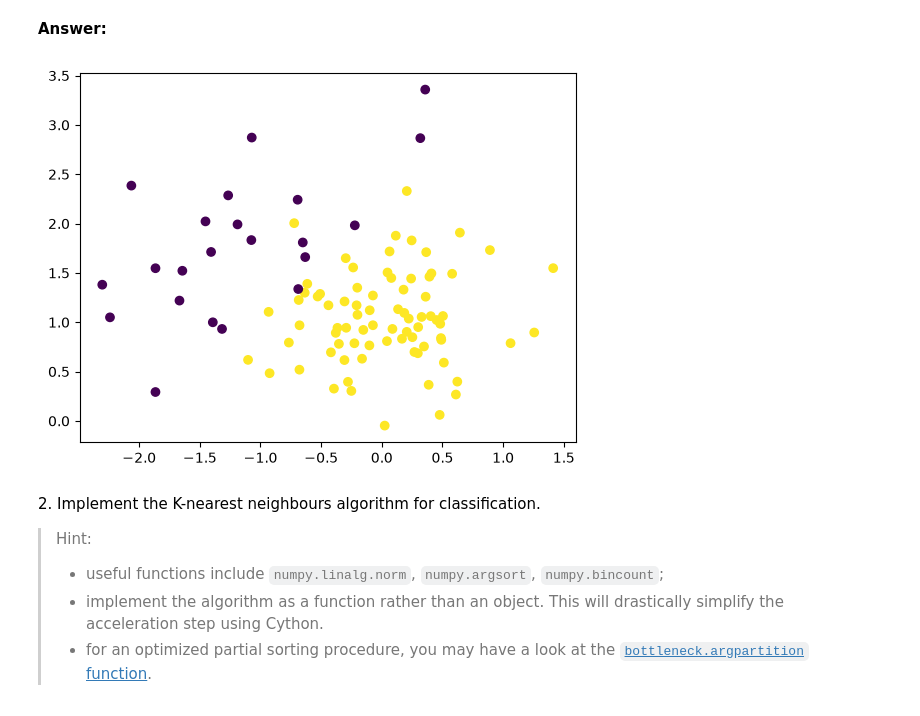
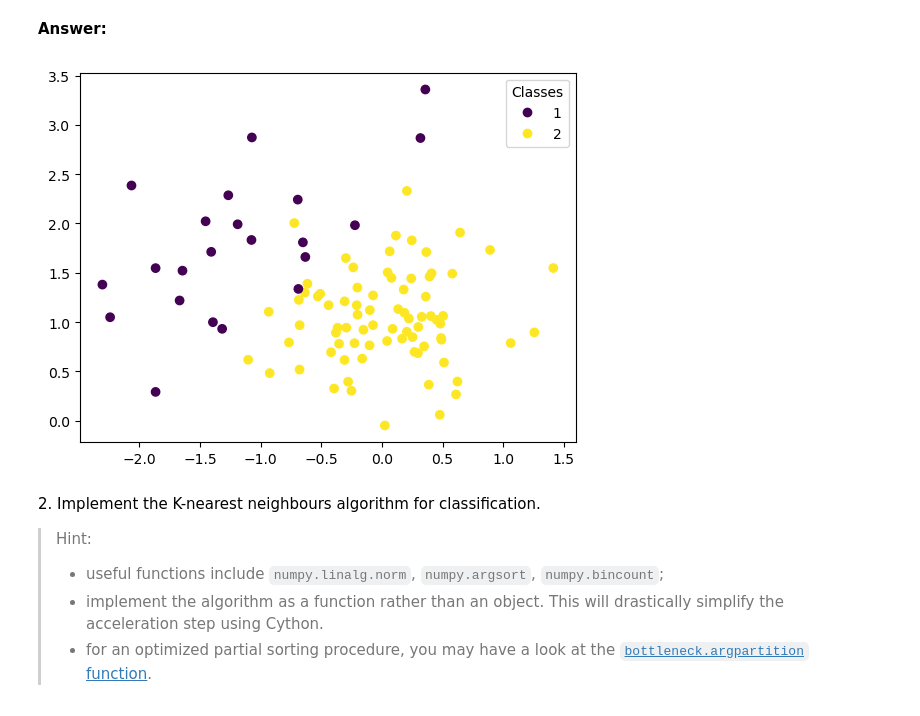
Before and after one commit to louiseamaladasse-a11y/python_sdia, a Jupyter notebook: Labs/Lab4/lab4.ipynb, the cells around one changed output. Cells and saved outputs as stored; diff of their text form; code cells hidden in the pictures.

```diff
--- a/Labs/Lab4/lab4.ipynb
+++ b/Labs/Lab4/lab4.ipynb
@@ -98,10 +75,11 @@ N_test = test.shape[0]
 # %%
 import matplotlib.pyplot as plt
 
-plt.scatter(x_train[:, 0], x_train[:, 1], c=class_train)
+scatter = plt.scatter(x_train[:, 0], x_train[:, 1], c=class_train)
+plt.legend(*scatter.legend_elements(), title="Classes") #Légende des classes
 plt.show()
 # %% [output]
-[figure, old version]
+[figure, new version]
 # %% [markdown]
 2\. Implement the K-nearest neighbours algorithm for classification.
 
```
Also changed, not shown: parts of 26 cells of this notebook, 5 other files.
